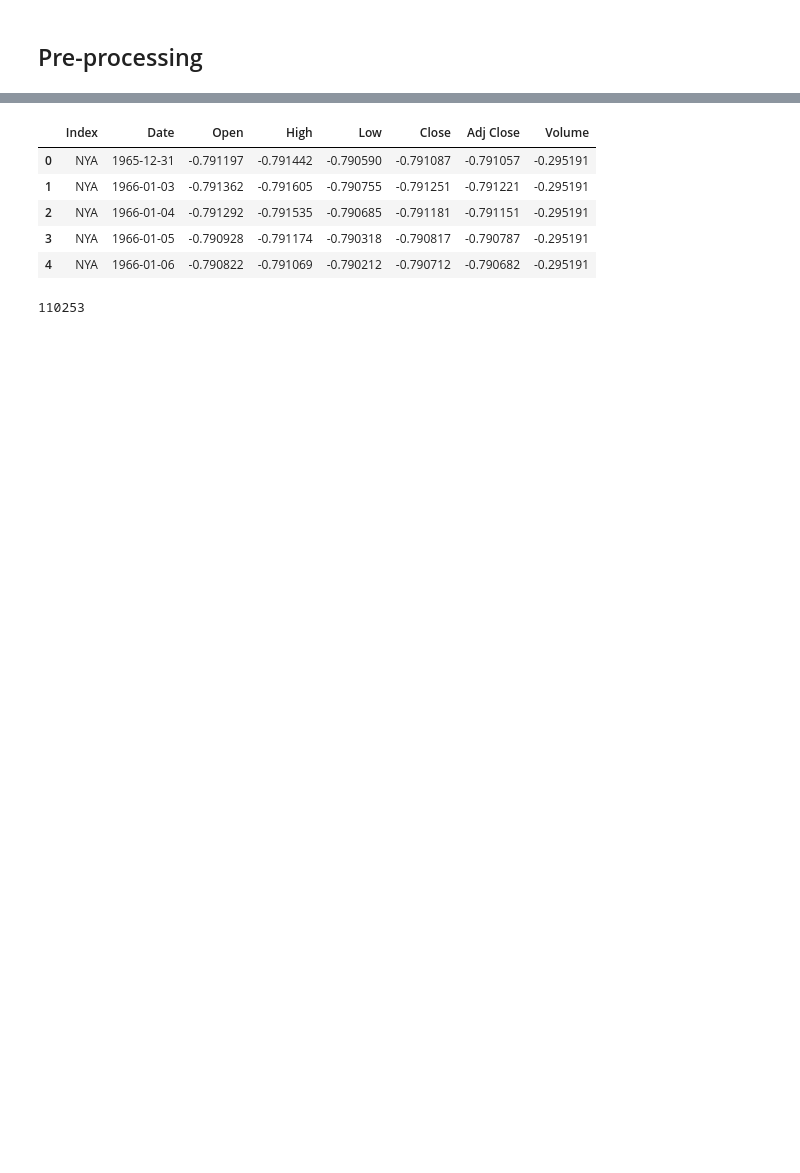
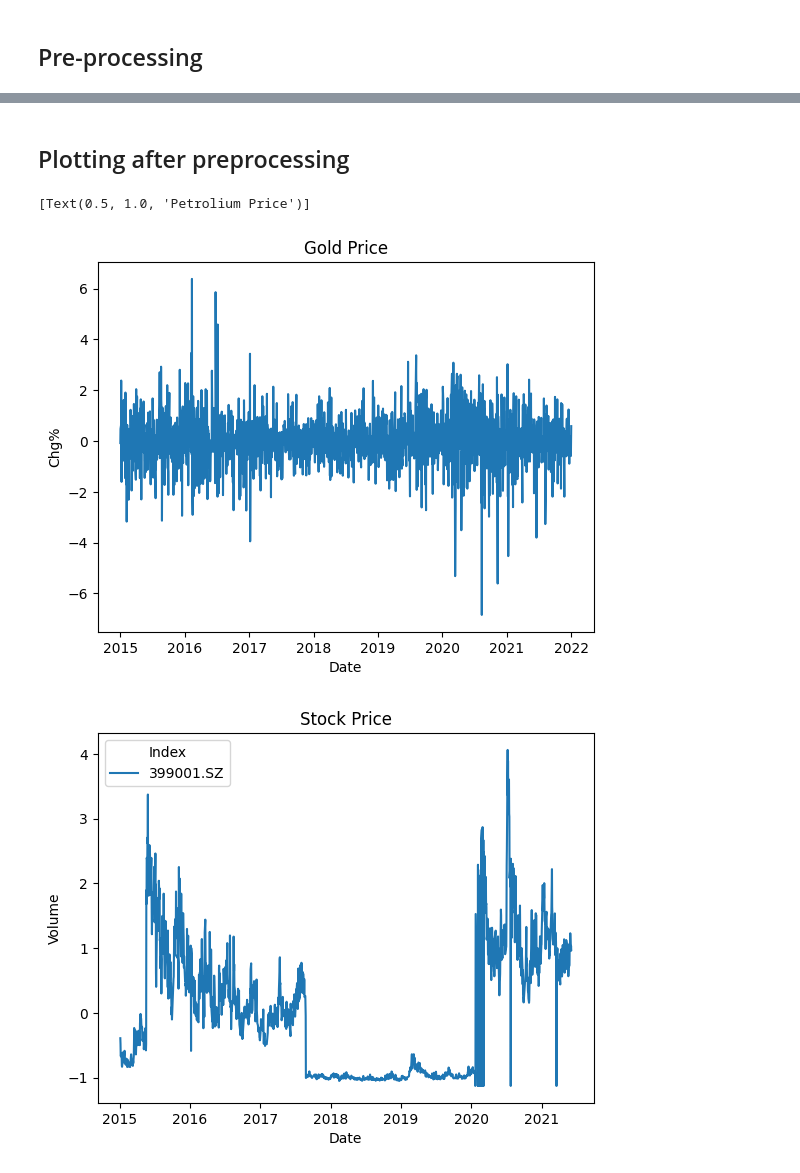
Before and after one commit to kimkynningsrud/MasterThesis2024, a Jupyter notebook: code.ipynb, the cells around one changed output, grey strips where cells are left out. Drawn from its saved outputs; the diff is of its cells as text; code cells hidden in the pictures; blank space fills up the shorter version.

```diff
--- a/code.ipynb
+++ b/code.ipynb
@@ -48,3 +66,8 @@ petrolium_prices.head()
 | 2 | 01/16/1995 | 1.126 | 1.102 | 1.231 | 1.078 | 1.062 | 1.169 | 1.168 | 1.155 | 1.299 | 1.271 | ... |
 | 3 | 01/23/1995 | 1.132 | 1.110 | 1.226 | 1.083 | 1.068 | 1.165 | 1.177 | 1.165 | 1.296 | 1.277 | ... |
 | 4 | 01/30/1995 | 1.131 | 1.109 | 1.221 | 1.083 | 1.068 | 1.162 | 1.176 | 1.163 | 1.291 | 1.275 | ... |
+# %%
+# moving the "A1" to the back of the dataframe as this is needed for the DTW. "A1" is the temporal column of interest.
+A1col = petrolium_prices.pop("A1")
+petrolium_prices.insert(len(petrolium_prices.columns), "A1", A1col)
+petrolium_prices.head()
@@ -80,15 +146,20 @@ def preprocess_data(df, date_column='Date', date_format=None):
     return df
 # %%
 datasets = [
-    (gold_prices, None),  # Standard date format assumed
-    (stock_prices, None),   # Standard date format assumed
-    (petrolium_prices, '%m/%d/%Y')  # Custom date format
+    (gold_prices, None, "Gold Prices"),  # Standard date format assumed
+    (stock_prices, None, "Stock Prices"),  # Standard date format assumed
+    (petrolium_prices, '%m/%d/%Y', "Petrolium Prices")  # Custom date format
 ]
 
 # Preprocessing all datasets
 preprocessed_datasets = []
-for df, date_format in datasets:
-    preprocessed_df = preprocess_data(df, date_format=date_format)
+
+for df, date_format, names in datasets:
+    preprocessed_df = convert_dates(df, date_format=date_format)
+    preprocessed_df = trim_dataset_to_timeframe(df)
+    preprocessed_df = handle_missing_values(preprocessed_df, names)
+    preprocessed_df = scale_data(preprocessed_df)
+
     preprocessed_datasets.append(preprocessed_df)
 # %% [output]
 There are 0 NA values in the Gold Prices dataset. 0 after removing them.
@@ -97,13 +185,18 @@ There are 0 NA values in the Petrolium Prices dataset. 0 after removing them.
-# %%
-preprocessed_datasets[1].head()
-# %% [output]
-|  | Index | Date | Open | High | Low | Close | Adj Close | Volume |
-| 0 | NYA | 1965-12-31 | -0.791197 | -0.791442 | -0.790590 | -0.791087 | -0.791057 | -0.295191 |
-| 1 | NYA | 1966-01-03 | -0.791362 | -0.791605 | -0.790755 | -0.791251 | -0.791221 | -0.295191 |
-| 2 | NYA | 1966-01-04 | -0.791292 | -0.791535 | -0.790685 | -0.791181 | -0.791151 | -0.295191 |
-| 3 | NYA | 1966-01-05 | -0.790928 | -0.791174 | -0.790318 | -0.790817 | -0.790787 | -0.295191 |
-| 4 | NYA | 1966-01-06 | -0.790822 | -0.791069 | -0.790212 | -0.790712 | -0.790682 | -0.295191 |
-# %%
-print(len(stock_prices))
-# %% [output]
-110253
+# %% [markdown]
+## Plotting after preprocessing
+# %%
+# plotting gold prices
+plt.figure()
+sns.lineplot(preprocessed_datasets[0], x='Date', y='Chg%').set(title="Gold Price")
+
+# plotting stock prices
+plt.figure()
+sns.lineplot(preprocessed_datasets[1], x='Date', y='Volume', hue='Index').set(title="Stock Price")
+
+# plotting petrolium prices
+plt.figure()
+sns.lineplot(preprocessed_datasets[2], x='Date', y='A1').set(title="Petrolium Price")
+# %% [output]
+[Text(0.5, 1.0, 'Petrolium Price')]
+[figure, added]
+[figure, added]
```
Also changed, not shown: parts of 13 cells of this notebook.
